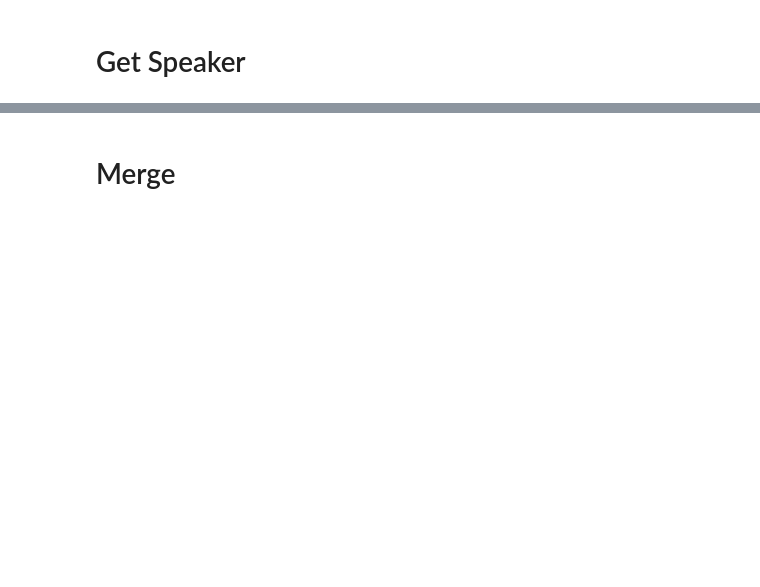
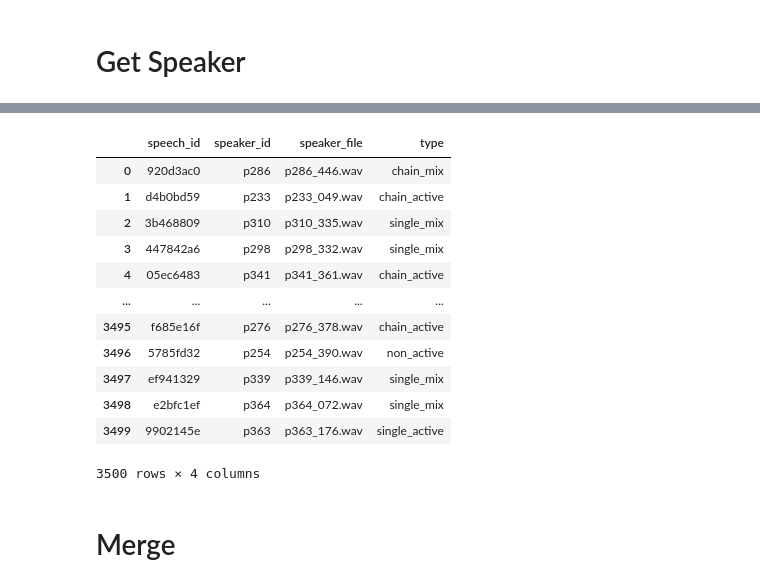
Before and after one commit to dungdt-infopstats/Device-Directed-Speech-Segmentation, a Jupyter notebook: notebooks/Speaker_DataSplit.ipynb, the cells around one changed output, grey strips where cells are left out. Drawn from its saved outputs; the diff is of its cells as text; code cells hidden in the pictures; blank space fills up the shorter version.

```diff
--- a/notebooks/Speaker_DataSplit.ipynb
+++ b/notebooks/Speaker_DataSplit.ipynb
@@ -67,6 +69,22 @@ for folder in os.listdir('synthesis_all'):
                 )
 # %%
 df_speaker = pd.DataFrame(speaker_list)
+# %%
+df_speaker
+# %% [output]
+|  | speech_id | speaker_id | speaker_file | type |
+| 0 | 920d3ac0 | p286 | p286_446.wav | chain_mix |
+| 1 | d4b0bd59 | p233 | p233_049.wav | chain_active |
+| 2 | 3b468809 | p310 | p310_335.wav | single_mix |
+| 3 | 447842a6 | p298 | p298_332.wav | single_mix |
+| 4 | 05ec6483 | p341 | p341_361.wav | chain_active |
+| ... | ... | ... | ... | ... |
+| 3495 | f685e16f | p276 | p276_378.wav | chain_active |
+| 3496 | 5785fd32 | p254 | p254_390.wav | non_active |
+| 3497 | ef941329 | p339 | p339_146.wav | single_mix |
+| 3498 | e2bfc1ef | p364 | p364_072.wav | single_mix |
+| 3499 | 9902145e | p363 | p363_176.wav | single_active |
+3500 rows × 4 columns
 # %%
 df_speaker.to_csv('speaker_statistic_vctk.csv', index=False)
 # %%
```
Also changed, not shown: parts of 10 cells of this notebook.
